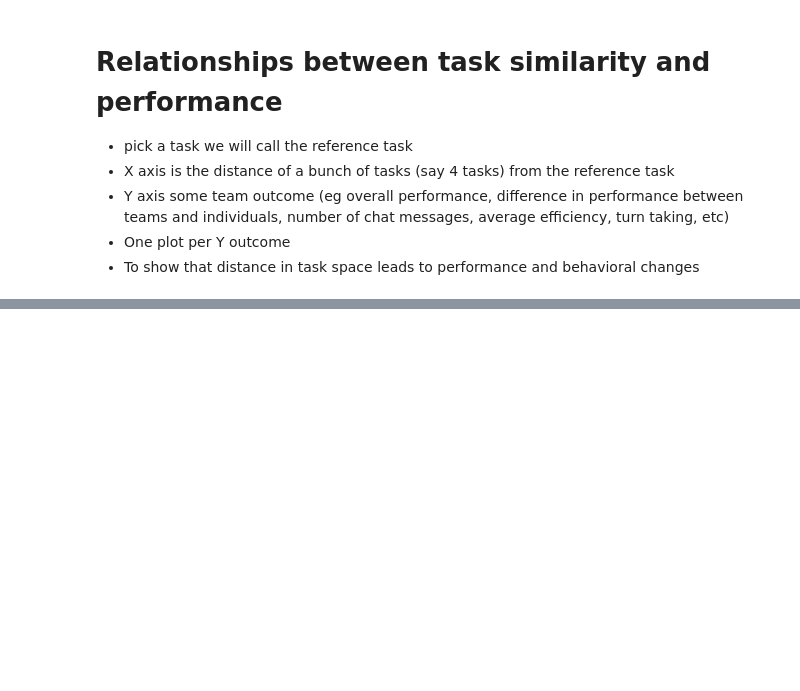
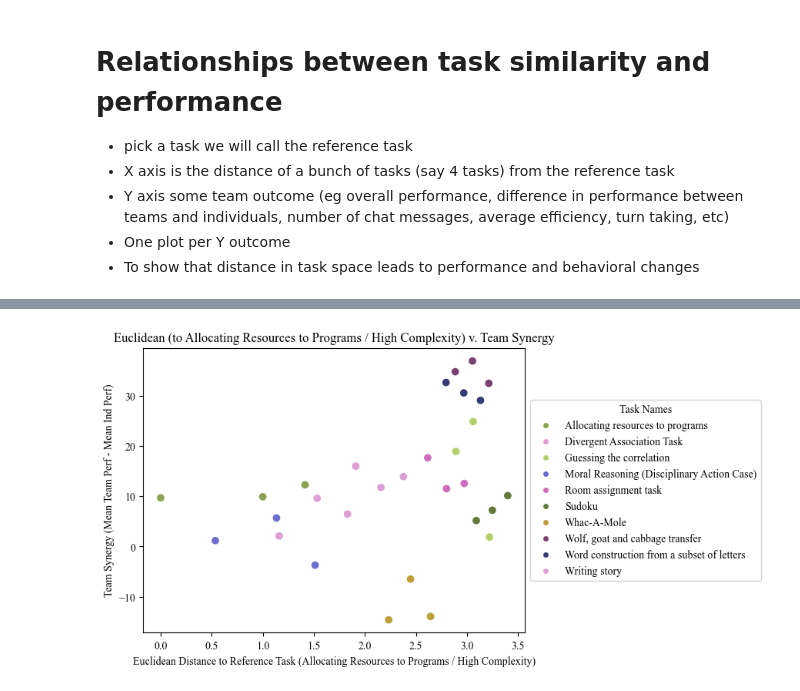
Before and after one commit to xehu/tpm-horse-race-modeling, a Jupyter notebook: viz/viz.ipynb, the cells around one changed output, grey strips where cells are left out. Cells and saved outputs as stored; diff of their text form; code cells hidden in the pictures; blank space fills up the shorter version.

```diff
--- a/viz/viz.ipynb
+++ b/viz/viz.ipynb
@@ -394,0 +458,7 @@ full_multi_task_data
+# %%
+plot_scatterplot(task_names, euclidean_dists, synergy,
+                 xlab = 'Euclidean Distance to Reference Task (Allocating Resources to Programs / High Complexity)',
+                 ylab = 'Team Synergy (Mean Team Perf - Mean Ind Perf)',
+                 title = 'Euclidean (to Allocating Resources to Programs / High Complexity) v. Team Synergy')
+# %% [output]
+[figure, added]
```
Also changed, not shown: parts of 21 cells of this notebook, 3 other files.
